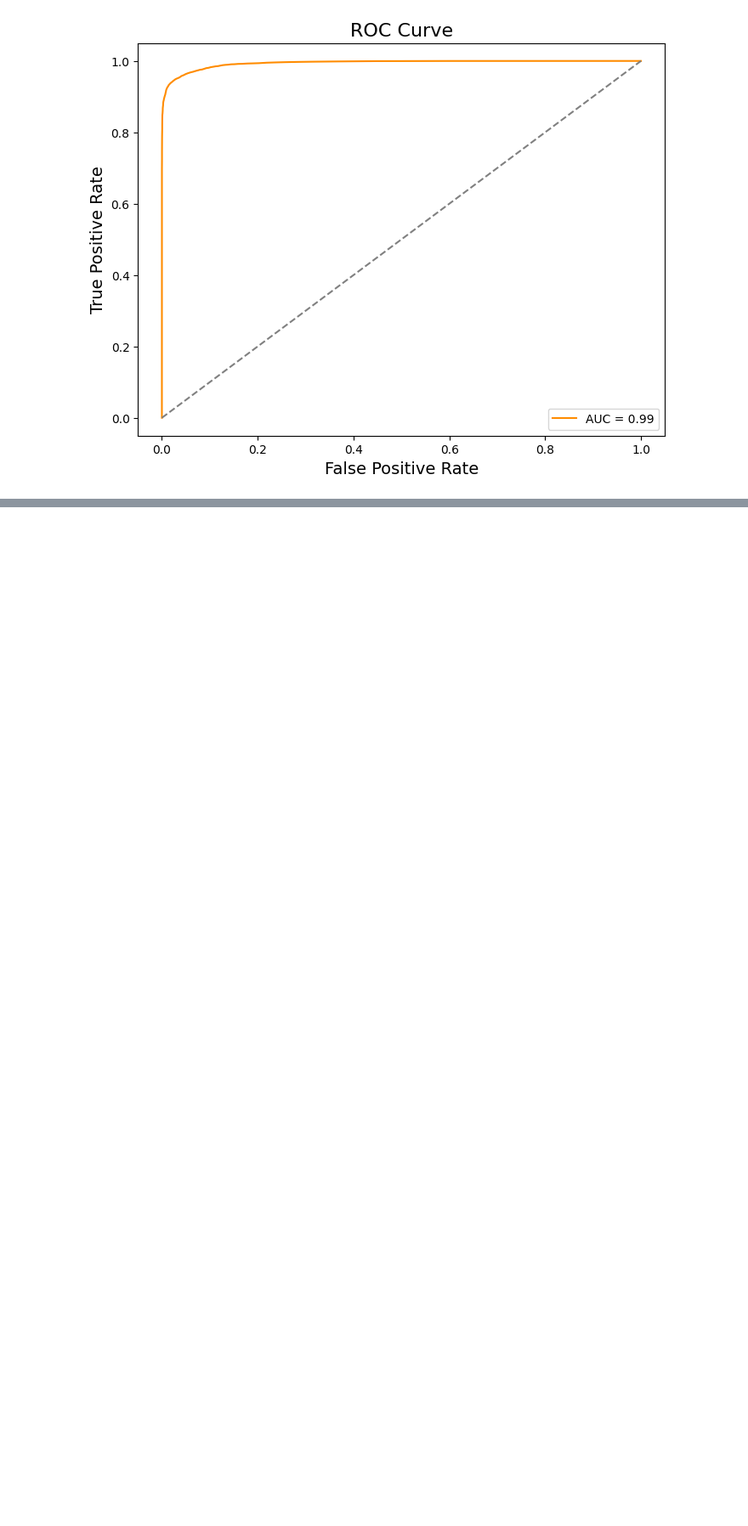
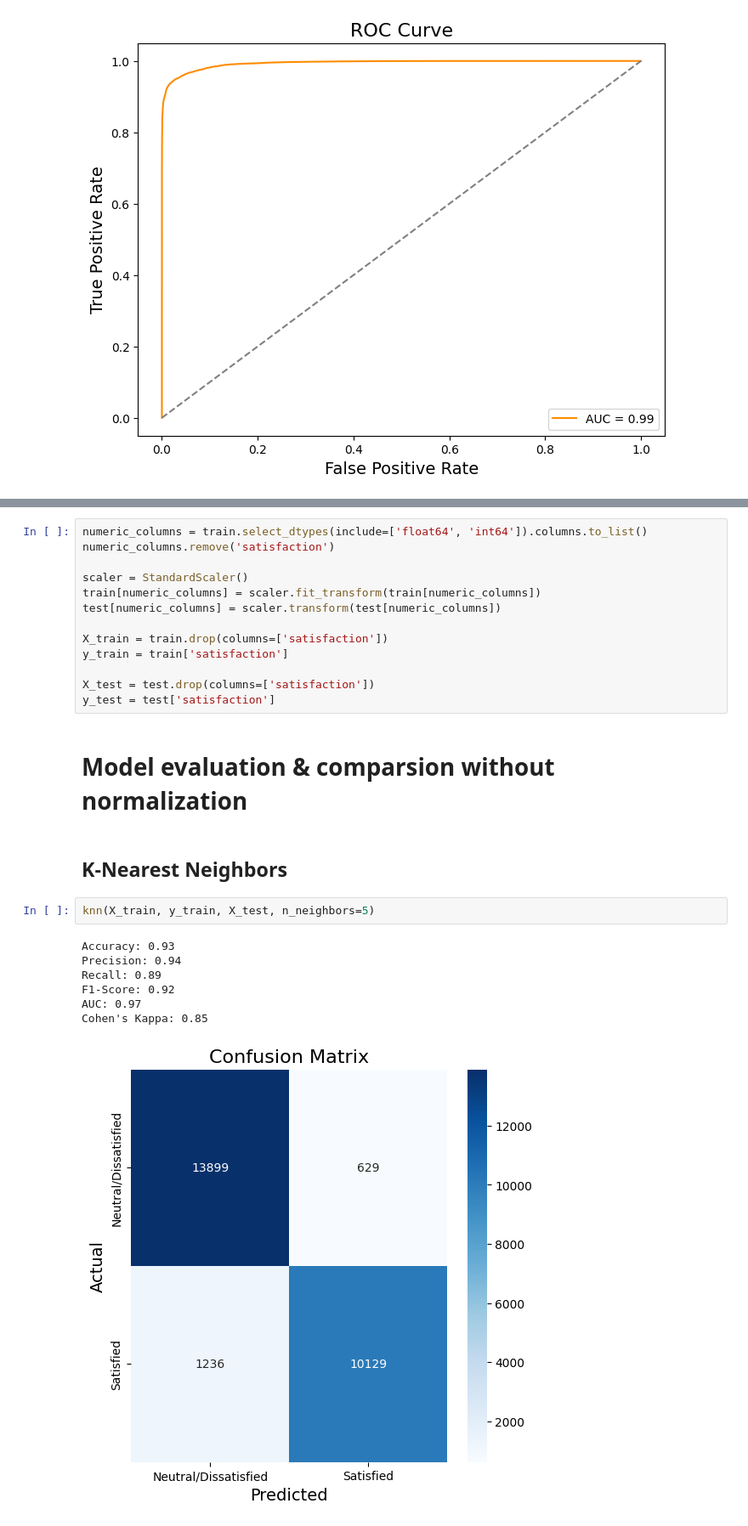
Before and after one commit to airline-management-system/customer-satisfaction, a Jupyter notebook: notebook/benchmark.ipynb, the cells around one changed output, grey strips where cells are left out. Shown at 85% size. Drawn from its saved outputs; the diff is of its cells as text; blank space fills up the shorter version.

Commit message:
Add normalization

```diff
--- a/notebook/benchmark.ipynb
+++ b/notebook/benchmark.ipynb
@@ -162,0 +165,27 @@ Cohen's Kappa: 0.92
+# %%
+numeric_columns = train.select_dtypes(include=['float64', 'int64']).columns.to_list()
+numeric_columns.remove('satisfaction')
+
+scaler = StandardScaler()
+train[numeric_columns] = scaler.fit_transform(train[numeric_columns])
+test[numeric_columns] = scaler.transform(test[numeric_columns])
+
+X_train = train.drop(columns=['satisfaction'])
+y_train = train['satisfaction']
+
+X_test = test.drop(columns=['satisfaction'])
+y_test = test['satisfaction']
+# %% [markdown]
+# Model evaluation & comparsion without normalization
+# %% [markdown]
+## K-Nearest Neighbors
+# %%
+knn(X_train, y_train, X_test, n_neighbors=5)
+# %% [output]
+Accuracy: 0.93
+Precision: 0.94
+Recall: 0.89
+F1-Score: 0.92
+AUC: 0.97
+Cohen's Kappa: 0.85
+[figure, added]
```
Also changed, not shown: parts of 7 cells of this notebook.
